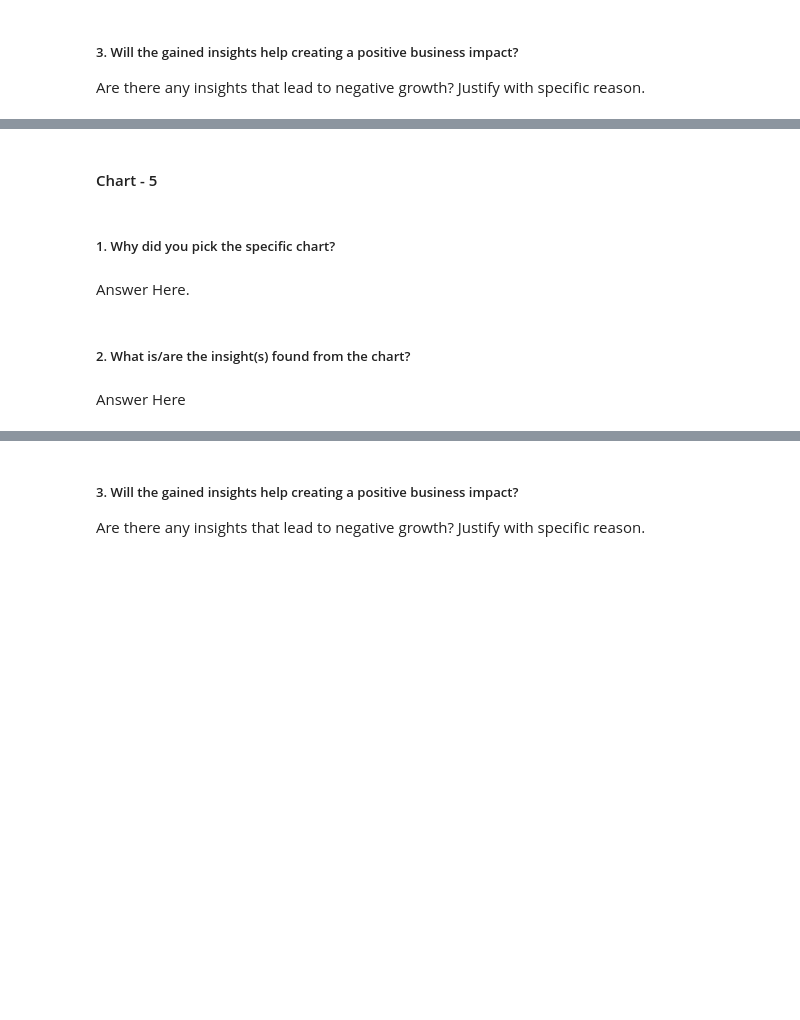
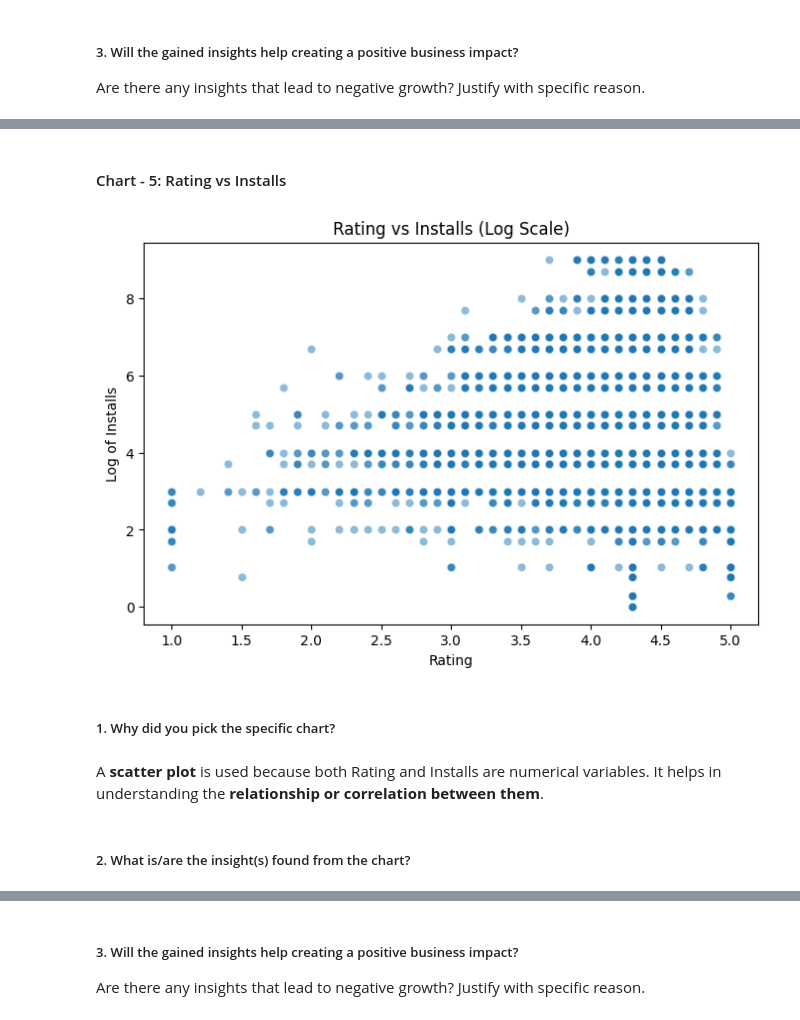
Before and after one commit to Chetanpatil71502/EDA-Play-Store-App-Review-Analysis, a Jupyter notebook: EDA_Play_Store_App_Review_Analysis.ipynb, the cells around one changed output, grey strips where cells are left out. Drawn from its saved outputs; the diff is of its cells as text; code cells hidden in the pictures; blank space fills up the shorter version.

```diff
--- a/EDA_Play_Store_App_Review_Analysis.ipynb
+++ b/EDA_Play_Store_App_Review_Analysis.ipynb
@@ -621,2 +681,2 @@ Answer Here
 # %% [markdown]
-#### Chart - 5
+#### Chart - 5: Rating vs Installs
@@ -625,8 +683,29 @@ Answer Here
+# %%
+#Relationship between Rating and Installs
+
+plt.figure(figsize=(8,5))
+
+# Scatter plot to see relationship between rating and installs
+# Using log scale for installs because of large variation
+sns.scatterplot(
+    x=playstore_df['Rating'],
+    y=np.log10(playstore_df['Installs'] + 1),
+    alpha=0.5
+)
+
+# Adding labels and title
+plt.title("Rating vs Installs (Log Scale)")
+plt.xlabel("Rating")
+plt.ylabel("Log of Installs")
+
+# Show plot
+plt.show()
+# %% [output]
+[figure, added]
 # %% [markdown]
 ##### 1. Why did you pick the specific chart?
-# %% [markdown]
-Answer Here.
+# %% [markdown]
+A **scatter plot** is used because both Rating and Installs are numerical variables.
+It helps in understanding the **relationship or correlation between them**.
 # %% [markdown]
 ##### 2. What is/are the insight(s) found from the chart?
-# %% [markdown]
-Answer Here
```
Also changed, not shown: parts of 109 cells of this notebook.
